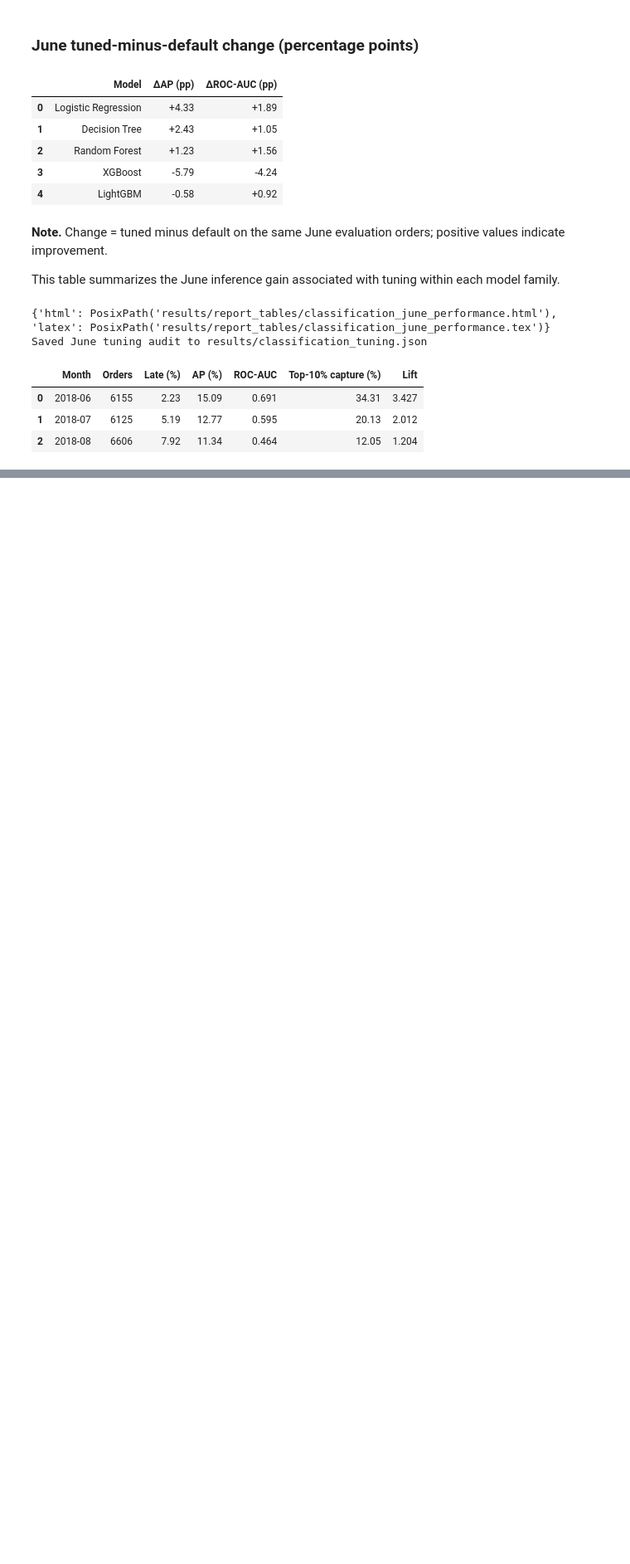
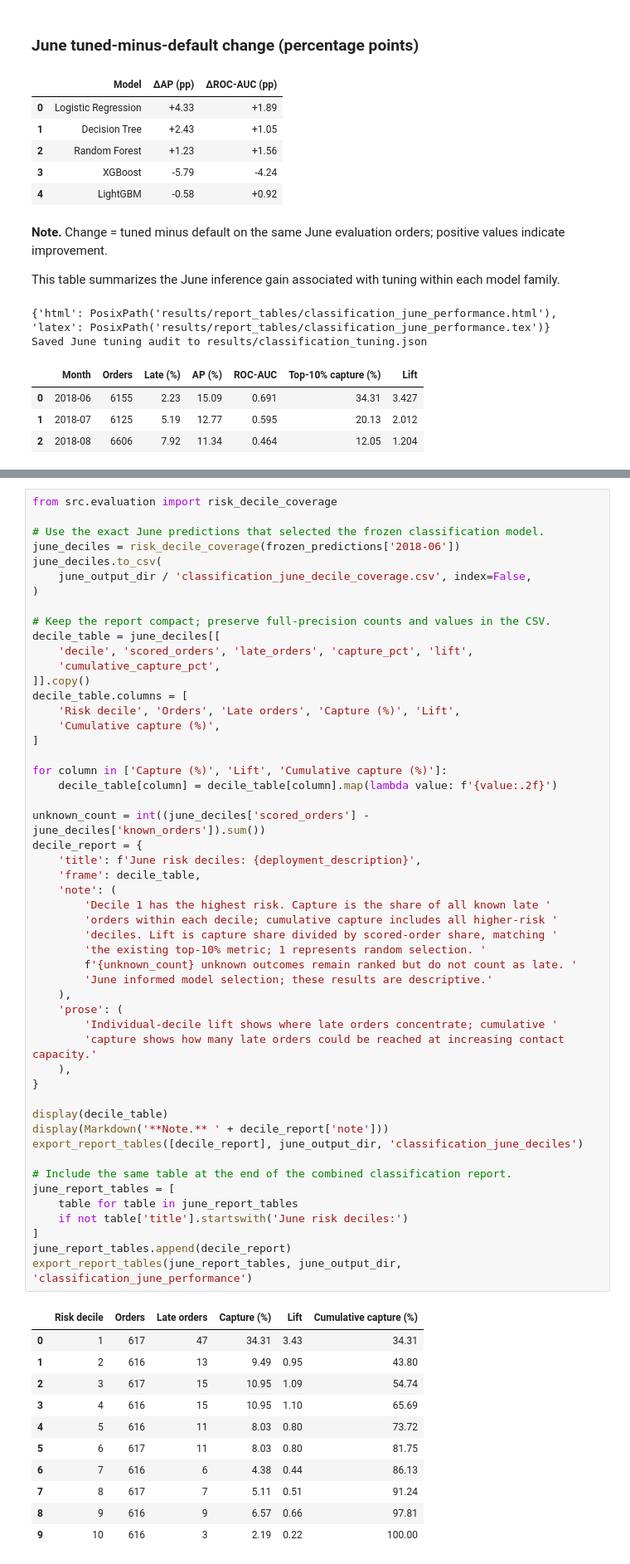
Before and after one commit to mushroomyyy/Team8_IT5006_Ecommerce_Analytics_AY2627Sem1, a Jupyter notebook: phase2/model_classification_dev.ipynb, the cells around one changed output, grey strips where cells are left out. Shown at 83% size. Drawn from its saved outputs; the diff is of its cells as text; blank space fills up the shorter version.

Commit message:
Report June-selected classifier capture and lift across all risk deciles

```diff
--- a/phase2/model_classification_dev.ipynb
+++ b/phase2/model_classification_dev.ipynb
@@ -2217,0 +2222,63 @@ Saved June tuning audit to results/classification_tuning.json
+# %%
+from src.evaluation import risk_decile_coverage
+
+# Use the exact June predictions that selected the frozen classification model.
+june_deciles = risk_decile_coverage(frozen_predictions['2018-06'])
+june_deciles.to_csv(
+    june_output_dir / 'classification_june_decile_coverage.csv', index=False,
+)
+
+# Keep the report compact; preserve full-precision counts and values in the CSV.
+decile_table = june_deciles[[
+    'decile', 'scored_orders', 'late_orders', 'capture_pct', 'lift',
+    'cumulative_capture_pct',
+]].copy()
+decile_table.columns = [
+    'Risk decile', 'Orders', 'Late orders', 'Capture (%)', 'Lift',
+    'Cumulative capture (%)',
+]
+
+for column in ['Capture (%)', 'Lift', 'Cumulative capture (%)']:
+    decile_table[column] = decile_table[column].map(lambda value: f'{value:.2f}')
+
+unknown_count = int((june_deciles['scored_orders'] - june_deciles['known_orders']).sum())
+decile_report = {
+    'title': f'June risk deciles: {deployment_description}',
+    'frame': decile_table,
+    'note': (
+        'Decile 1 has the highest risk. Capture is the share of all known late '
+        'orders within each decile; cumulative capture includes all higher-risk '
+        'deciles. Lift is capture share divided by scored-order share, matching '
+        'the existing top-10% metric; 1 represents random selection. '
+        f'{unknown_count} unknown outcomes remain ranked but do not count as late. '
+        'June informed model selection; these results are descriptive.'
+    ),
+    'prose': (
+        'Individual-decile lift shows where late orders concentrate; cumulative '
+        'capture shows how many late orders could be reached at increasing contact capacity.'
+    ),
+}
+
+display(decile_table)
+display(Markdown('**Note.** ' + decile_report['note']))
+export_report_tables([decile_report], june_output_dir, 'classification_june_deciles')
+
+# Include the same table at the end of the combined classification report.
+june_report_tables = [
+    table for table in june_report_tables
+    if not table['title'].startswith('June risk deciles:')
+]
+june_report_tables.append(decile_report)
+export_report_tables(june_report_tables, june_output_dir, 'classification_june_performance')
+# %% [output]
+|  | Risk decile | Orders | Late orders | Capture (%) | Lift | Cumulative capture (%) |
+| 0 | 1 | 617 | 47 | 34.31 | 3.43 | 34.31 |
+| 1 | 2 | 616 | 13 | 9.49 | 0.95 | 43.80 |
+| 2 | 3 | 617 | 15 | 10.95 | 1.09 | 54.74 |
+| 3 | 4 | 616 | 15 | 10.95 | 1.10 | 65.69 |
+| 4 | 5 | 616 | 11 | 8.03 | 0.80 | 73.72 |
+| 5 | 6 | 617 | 11 | 8.03 | 0.80 | 81.75 |
+| 6 | 7 | 616 | 6 | 4.38 | 0.44 | 86.13 |
+| 7 | 8 | 617 | 7 | 5.11 | 0.51 | 91.24 |
+| 8 | 9 | 616 | 9 | 6.57 | 0.66 | 97.81 |
+| 9 | 10 | 616 | 3 | 2.19 | 0.22 | 100.00 |
```
Also changed, not shown: parts of 2 cells of this notebook, 9 other files.
